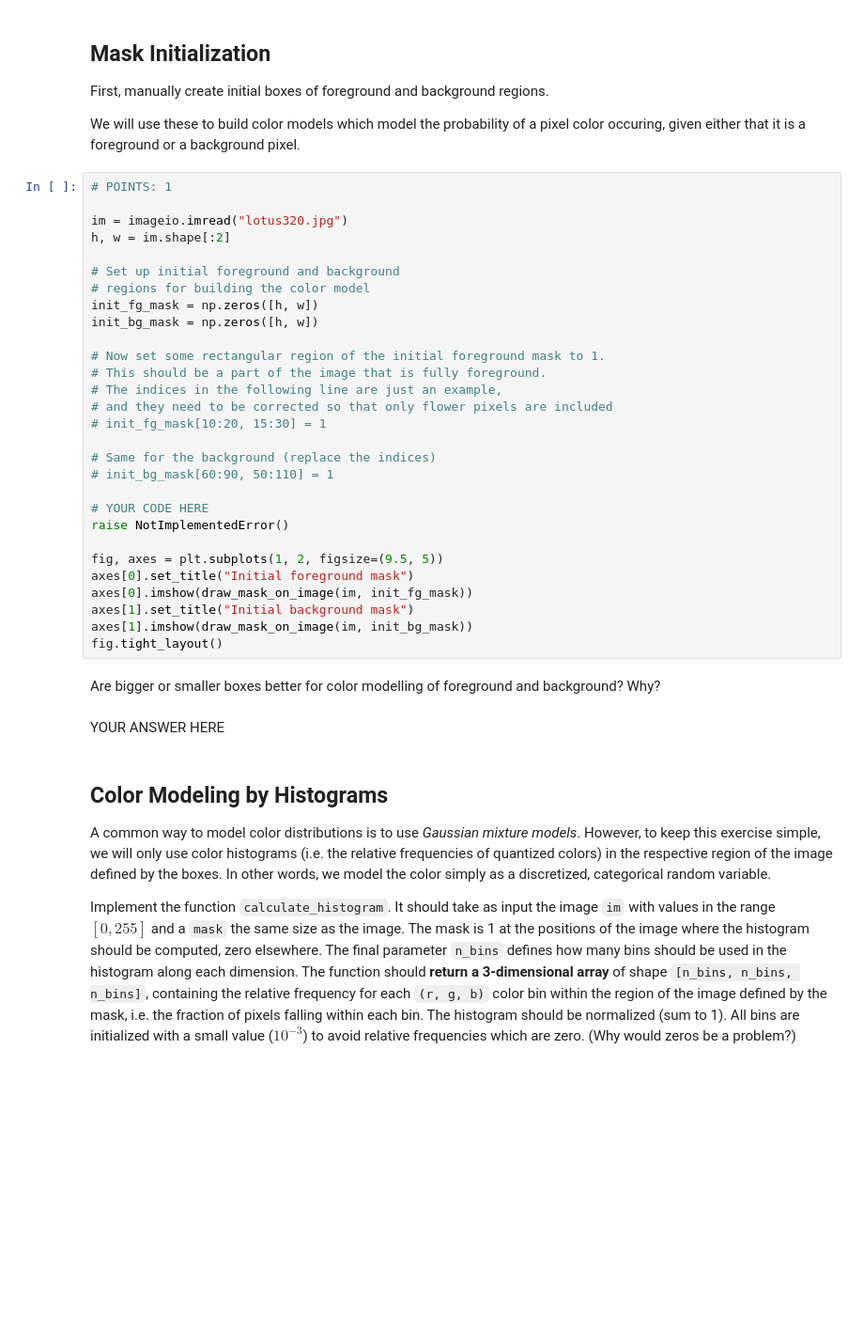
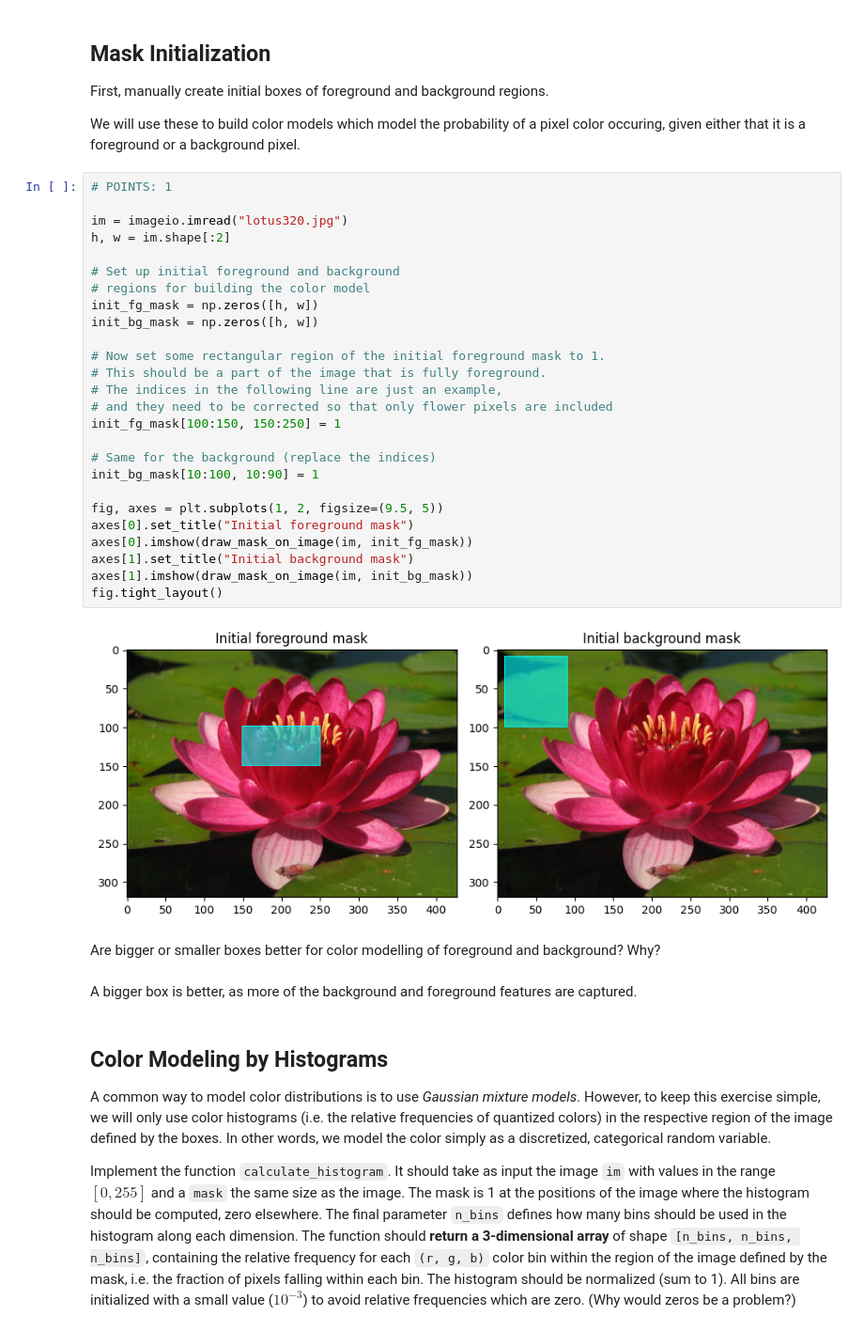
Before and after one commit to ChengZhenLee/Computer_Vision, a Jupyter notebook: exercise_2/exercise_2b.ipynb, the cells around one changed output. Shown at 94% size. Saved outputs shown, nothing was run; the diff lists cells and outputs as text; blank space fills up the shorter version.

```diff
--- a/exercise_2/exercise_2b.ipynb
+++ b/exercise_2/exercise_2b.ipynb
@@ -133,36 +133,35 @@ We will use these to build color models which model the probability of a pixel c
 # %%
 # POINTS: 1
 
 im = imageio.imread("lotus320.jpg")
 h, w = im.shape[:2]
 
 # Set up initial foreground and background
 # regions for building the color model
 init_fg_mask = np.zeros([h, w])
 init_bg_mask = np.zeros([h, w])
 
 # Now set some rectangular region of the initial foreground mask to 1.
 # This should be a part of the image that is fully foreground.
 # The indices in the following line are just an example,
 # and they need to be corrected so that only flower pixels are included
-# init_fg_mask[10:20, 15:30] = 1
+init_fg_mask[100:150, 150:250] = 1
 
 # Same for the background (replace the indices)
-# init_bg_mask[60:90, 50:110] = 1
-
-# YOUR CODE HERE
-raise NotImplementedError()
+init_bg_mask[10:100, 10:90] = 1
 
 fig, axes = plt.subplots(1, 2, figsize=(9.5, 5))
 axes[0].set_title("Initial foreground mask")
 axes[0].imshow(draw_mask_on_image(im, init_fg_mask))
 axes[1].set_title("Initial background mask")
 axes[1].imshow(draw_mask_on_image(im, init_bg_mask))
 fig.tight_layout()
+# %% [output]
+[figure, added]
 # %% [markdown]
 Are bigger or smaller boxes better for color modelling of foreground and background? Why?
-# %% [markdown]
-YOUR ANSWER HERE
+# %% [markdown]
+A bigger box is better, as more of the background and foreground features are captured.
 # %% [markdown]
 ## Color Modeling by Histograms
 
```
Also changed, not shown: parts of 1 cell of this notebook.
